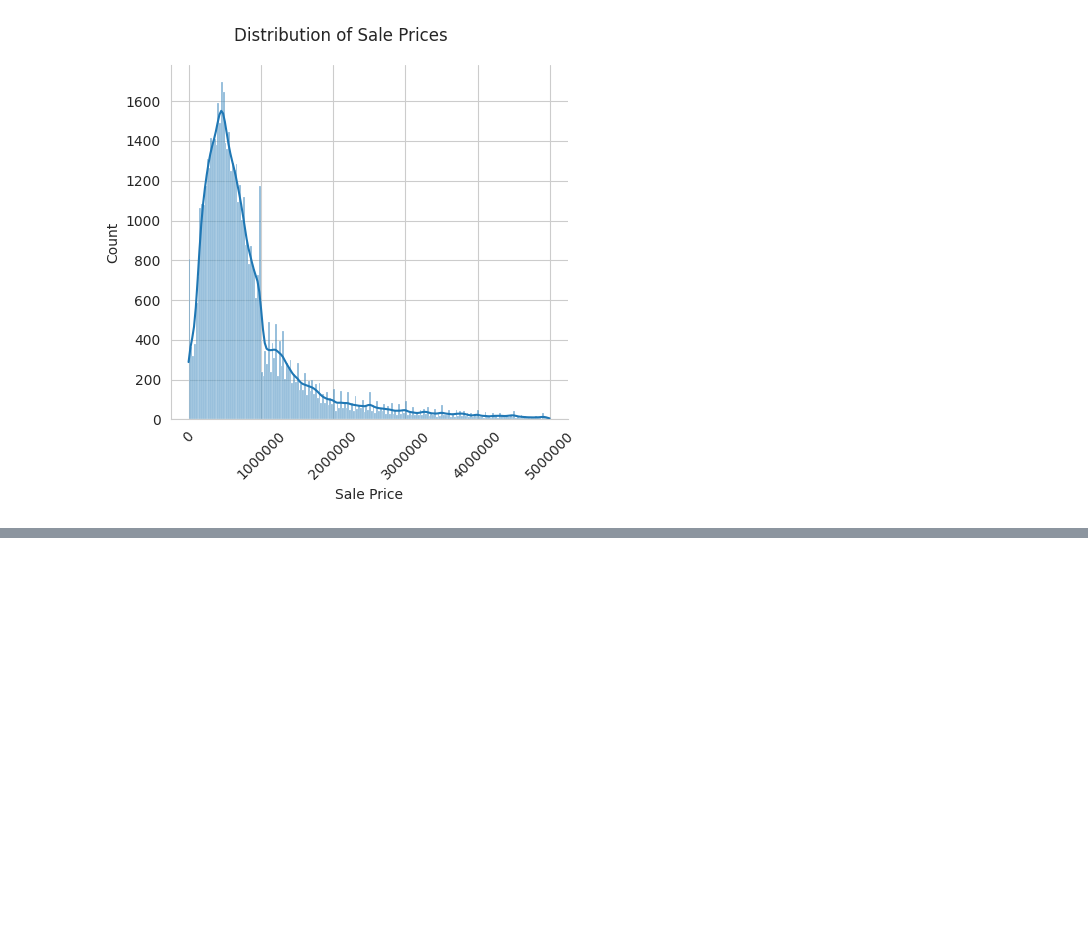
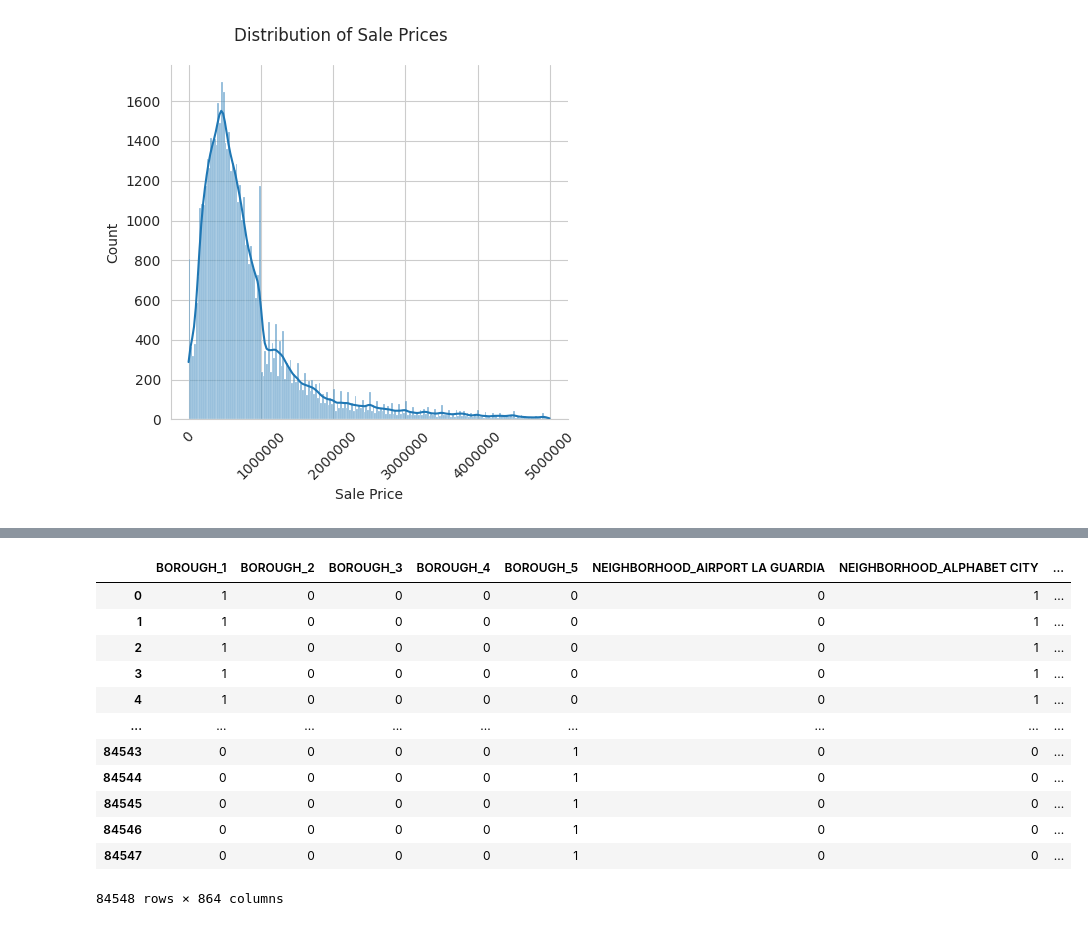
Before and after one commit to eshentong/NYC-HousingPricePrediction, a Jupyter notebook: BA810_NYC_Propertiesipynb.ipynb, the cells around one changed output, grey strips where cells are left out. Drawn from its saved outputs; the diff is of its cells as text; code cells hidden in the pictures; blank space fills up the shorter version.

```diff
--- a/BA810_NYC_Propertiesipynb.ipynb
+++ b/BA810_NYC_Propertiesipynb.ipynb
@@ -269,0 +446,5 @@ plt.show();
+# %%
+nyc_copy['YEAR BUILT'] = nyc_copy['YEAR BUILT'].astype(int)
+
+nyc_copy['DECADE'] = (nyc_copy['YEAR BUILT'] // 10) * 10
+nyc_copy["DECADE"]
@@ -269,0 +464,2 @@ plt.show();
+# %%
+nyc_copy["DECADE"] = nyc_copy["DECADE"].astype('category')
@@ -269,0 +486,3 @@ plt.show();
+# %%
+nyc_copy.drop(['SALE DATE', 'YEAR BUILT'], axis=1, inplace=True)
+nyc_copy.info()
@@ -269,0 +578,5 @@ plt.show();
+# %%
+cat_attribs = ['BOROUGH', 'NEIGHBORHOOD', 'BUILDING CLASS CATEGORY', 'TAX CLASS AT PRESENT', 'BUILDING CLASS AT PRESENT', 'ZIP CODE', 'TAX CLASS AT TIME OF SALE', 'BUILDING CLASS AT TIME OF SALE', 'DECADE']
+
+nyc_encoded = pd.get_dummies(nyc_copy, columns=cat_attribs)
+nyc_encoded
@@ -269,0 +597,17 @@ plt.show();
+# %%
+nyc_encoded.drop(['RESIDENTIAL UNITS', 'COMMERCIAL UNITS', 'TOTAL UNITS', 'LAND SQUARE FEET', 'GROSS SQUARE FEET', 'SALE PRICE'], axis=1, inplace=True)
+nyc_encoded
+# %% [output]
+|  | BOROUGH_1 | BOROUGH_2 | BOROUGH_3 | BOROUGH_4 | BOROUGH_5 | NEIGHBORHOOD_AIRPORT LA GUARDIA | NEIGHBORHOOD_ALPHABET CITY | ... |
+| 0 | 1 | 0 | 0 | 0 | 0 | 0 | 1 | ... |
+| 1 | 1 | 0 | 0 | 0 | 0 | 0 | 1 | ... |
+| 2 | 1 | 0 | 0 | 0 | 0 | 0 | 1 | ... |
+| 3 | 1 | 0 | 0 | 0 | 0 | 0 | 1 | ... |
+| 4 | 1 | 0 | 0 | 0 | 0 | 0 | 1 | ... |
+| ... | ... | ... | ... | ... | ... | ... | ... | ... |
+| 84543 | 0 | 0 | 0 | 0 | 1 | 0 | 0 | ... |
+| 84544 | 0 | 0 | 0 | 0 | 1 | 0 | 0 | ... |
+| 84545 | 0 | 0 | 0 | 0 | 1 | 0 | 0 | ... |
+| 84546 | 0 | 0 | 0 | 0 | 1 | 0 | 0 | ... |
+| 84547 | 0 | 0 | 0 | 0 | 1 | 0 | 0 | ... |
+84548 rows × 864 columns
```
Also changed, not shown: parts of 26 cells of this notebook.
